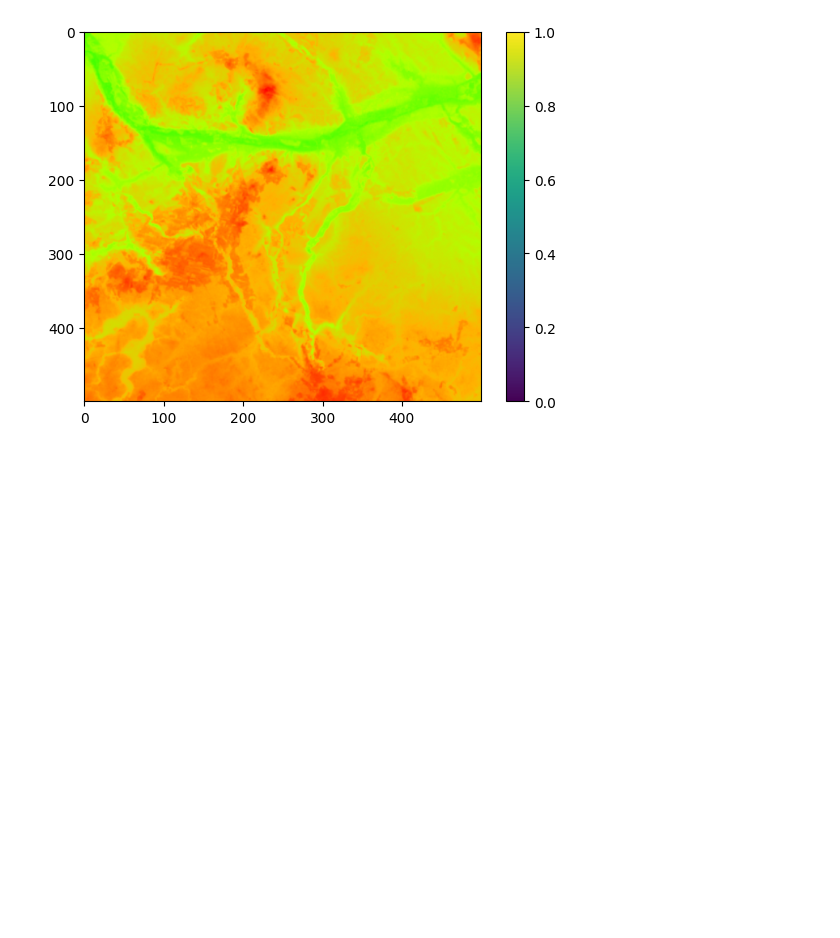
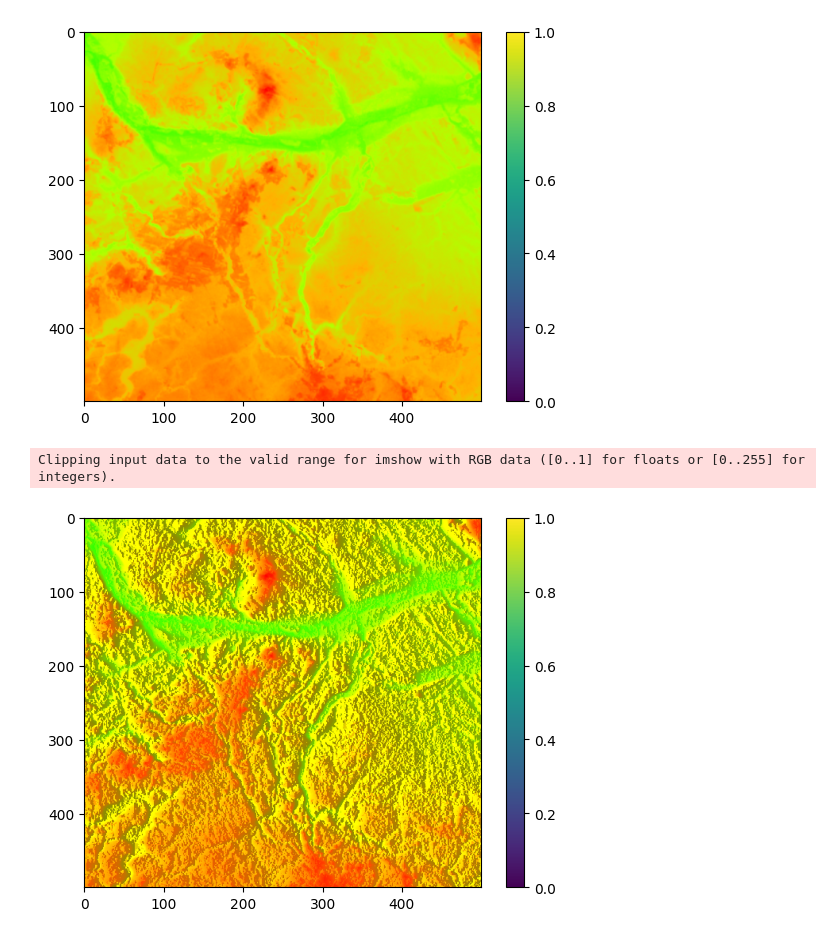
Before and after one commit to AleksandraGorska02/kck, a Jupyter notebook: zadanie_2_2/mapa2.ipynb, the cells around one changed output. Cells and saved outputs as stored; diff of their text form; code cells hidden in the pictures; blank space fills up the shorter version.

```diff
--- a/zadanie_2_2/mapa2.ipynb
+++ b/zadanie_2_2/mapa2.ipynb
@@ -37,3 +39,19 @@ plt.show()
 # %% [output]
 Clipping input data to the valid range for imshow with RGB data ([0..1] for floats or [0..255] for integers).
 [figure]
+# %%
+for i in range(int(dane[0])):
+    for j in range(int(dane[1])):
+        temp= [img[i, j][0], img[i, j][1], img[i, j][2]]
+        temp=list(colorsys.rgb_to_hsv(temp[0], temp[1], temp[2]))
+        if j>0 and lines[i][j]>lines[i][j-1] :
+            temp[2]=temp[2]+0.3
+        elif j>0 and lines[i][j]<lines[i][j-1] :
+            temp[2]=temp[2]-0.3
+        img[i, j]=colorsys.hsv_to_rgb(temp[0], temp[1], temp[2])
+plt.imshow(img, aspect='auto')
+plt.colorbar()
+plt.show()
+# %% [output]
+Clipping input data to the valid range for imshow with RGB data ([0..1] for floats or [0..255] for integers).
+[figure, added]
```
Also changed, not shown: parts of 5 cells of this notebook.
